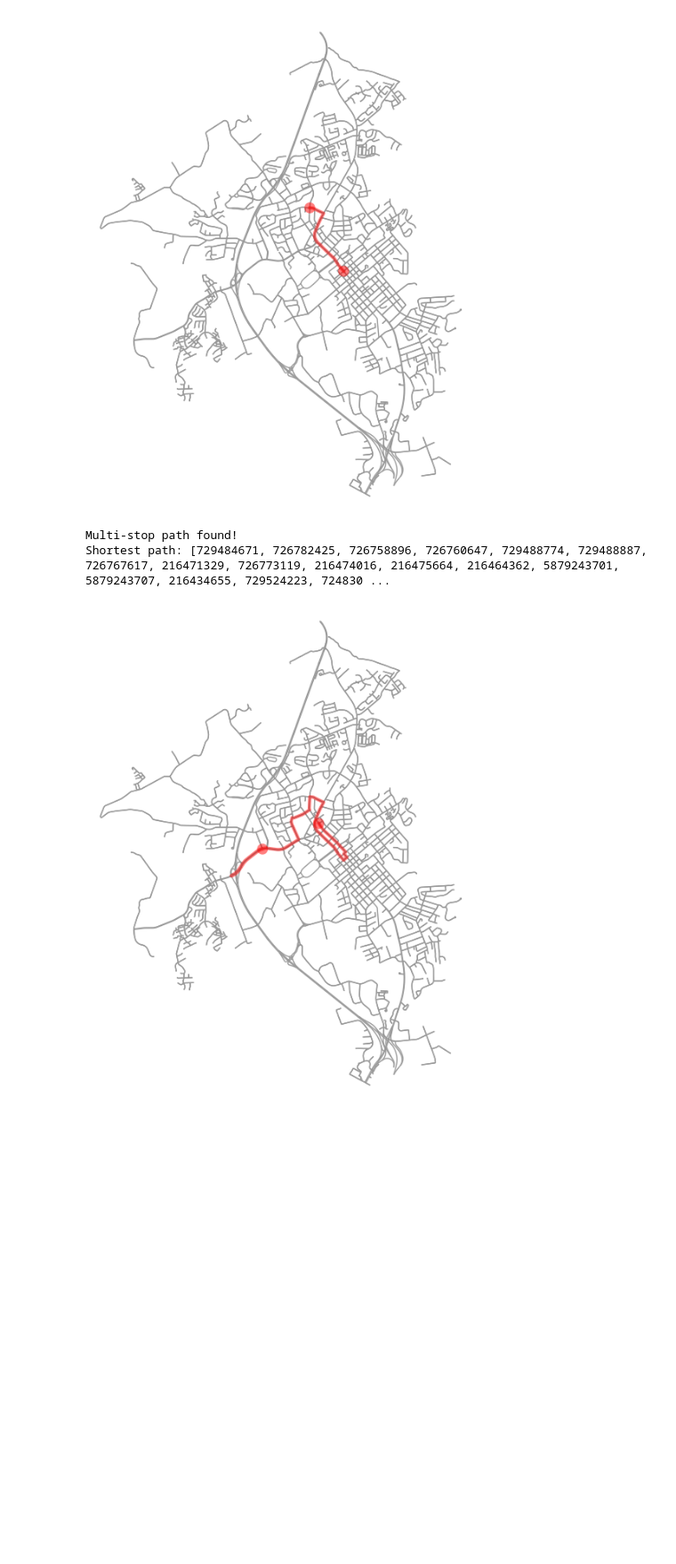
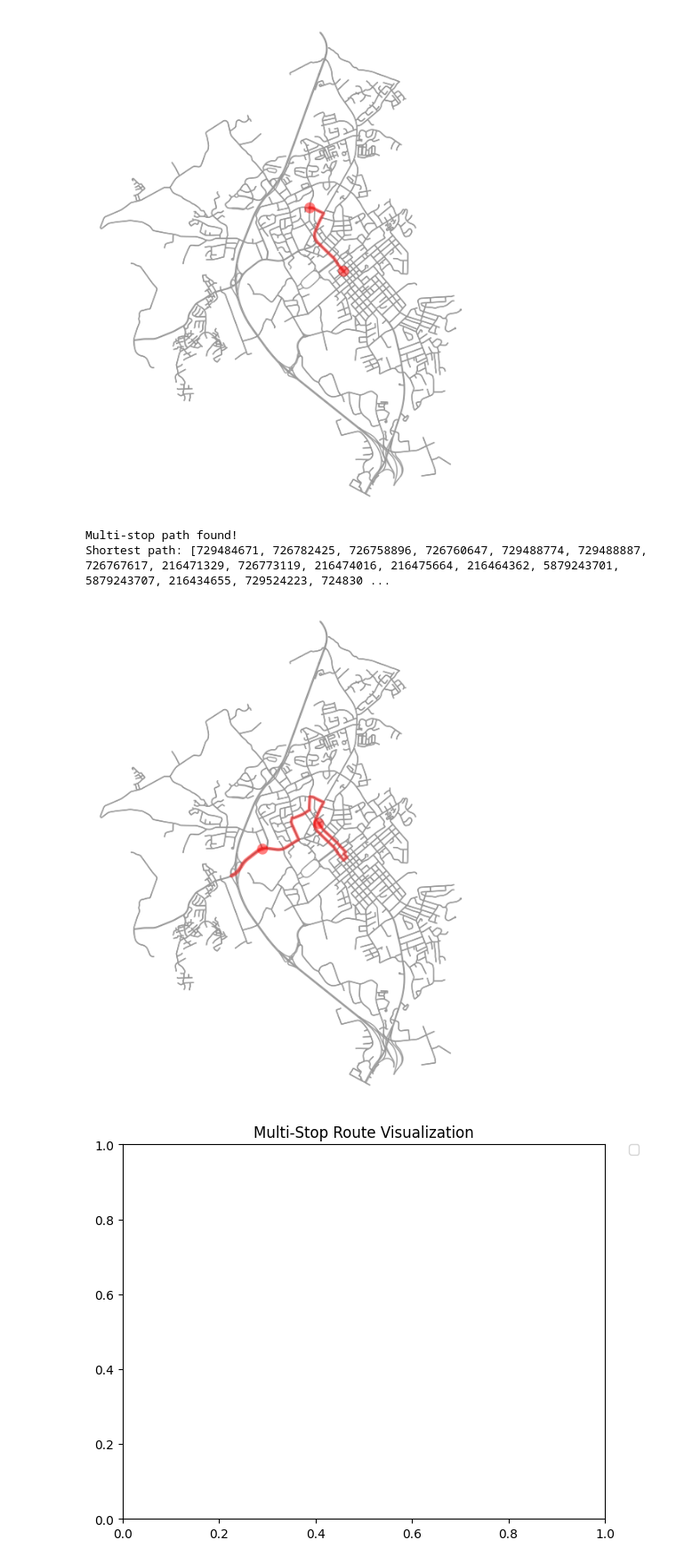
Before and after one commit to Sathyanarayanan-ops/map_engine, a Jupyter notebook: src/utils/experiment_with_map.ipynb, the cells around one changed output. Shown at 89% size. Cells and saved outputs as stored; diff of their text form; code cells hidden in the pictures; blank space fills up the shorter version.

```diff
--- a/src/utils/experiment_with_map.ipynb
+++ b/src/utils/experiment_with_map.ipynb
@@ -12,6 +12,12 @@ print(f"Updated PYTHONPATH: {sys.path}")
 Updated PYTHONPATH: ['/opt/homebrew/Cellar/python@3.12/3.12.7_1/Frameworks/Python.framework/Versions/3.12/lib/python312.zip', '/opt/homebrew/Cellar/python@3.12/3.12.7_1/Frameworks/Python.framework/Ver ...
 # %%
 #Extracting Useful data like nodes(intersections) and edges(roads with distances)
+import networkx as nx
+import osmnx as ox
+
+# Load the road network from a .graphml file
+road_network = ox.load_graphml("../../data/blacksburg_road_network.graphml")
+
 
 G = nx.MultiDiGraph(road_network)
 
@@ -58,9 +75,6 @@ plt.show()
 # %% [output]
 [figure]
 # %%
-# Reviewed changes
-
-#Testing multi stop astar algorithm
 import os
 import sys
 import osmnx as ox
@@ -83,40 +97,69 @@ locations = {
     #"Golf Course": (37.2383, -80.4236),
 }
 
 # Find the nearest graph nodes for each location
-nodes = {name: ox.distance.nearest_nodes(G, X=lon, Y=lat) for name, (lat, lon) in locations.items()}
+nodes = {name: ox.distance.nearest_nodes(G, X=lon, Y=lat)
+         for name, (lat, lon) in locations.items()}
 
-# Multi-stop route (Downtown → Kroger Gables → Campus → University Terrace → Golf Course)
-route = [
-    nodes["Kroger Gables"],
-    nodes["Downtown"],
-    nodes["Campus"],
-    nodes["University Terrace"],
-    #nodes["Golf Course"],
-]
+# Create the ordered route with location names
+route_names = ["Kroger Gables", "Downtown", "Campus", "University Terrace"]
+route = [nodes[name] for name in route_names]
 
 # Find the shortest path for the multi-stop route
 shortest_path = astar_pathfind_multi_stop(G, route)
 
 # Check if a path was found
 if shortest_path:
     print("Multi-stop path found!")
     print(f"Shortest path: {shortest_path}")
 else:
     print("No path found for the given multi-stop route.")
 
 # Visualize the Multi-Stop Path
 fig, ax = ox.plot_graph_route(
     G,
     route=shortest_path,
     route_linewidth=3,
     node_size=0,
     bgcolor="white",
     route_color="red",
 )
-#plt.title("Multi-Stop Route Visualization")
+
+# Plot all stops with different colors
+colors = ['red', 'blue', 'purple', 'green']  # Colors for each stop
+zorder = 5  # Make sure points are plotted on top
+
+# Plot each stop
+for i, name in enumerate(route_names):
+    node = nodes[name]
+    x, y = G.nodes[node]['x'], G.nodes[node]['y']
+    ax.scatter(x, y,
+              c=colors[i],
+              s=100,
+              zorder=zorder,
+              label=name)
+
+    # Add text label above the point
+    ax.annotate(name,
+                (x, y),
+                xytext=(0, 10),
+                textcoords='offset points',
+                ha='center',
+                fontsize=8)
+
+# Add legend
+plt.legend(bbox_to_anchor=(1.05, 1),
+          loc='upper left',
+          borderaxespad=0.)
+
+# Adjust layout to prevent legend from being cut off
+plt.tight_layout()
+
+# Show the final plot
+plt.title("Multi-Stop Route Visualization")
 plt.show()
 # %% [output]
 Multi-stop path found!
 Shortest path: [729484671, 726782425, 726758896, 726760647, 729488774, 729488887, 726767617, 216471329, 726773119, 216474016, 216475664, 216464362, 5879243701, 5879243707, 216434655, 729524223, 724830 ...
 [figure]
+[figure, added]
```
Also changed, not shown: parts of 10 cells of this notebook.
